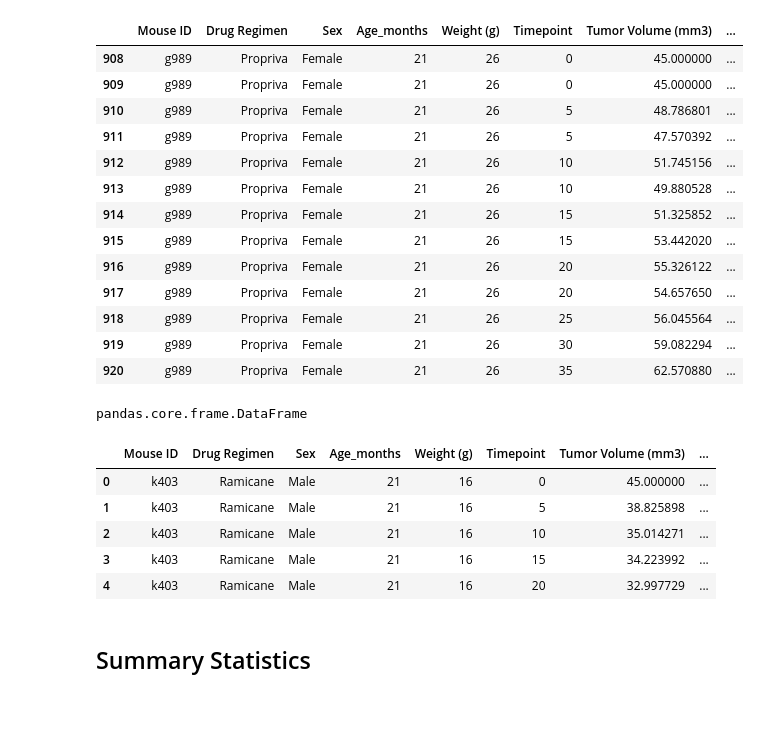
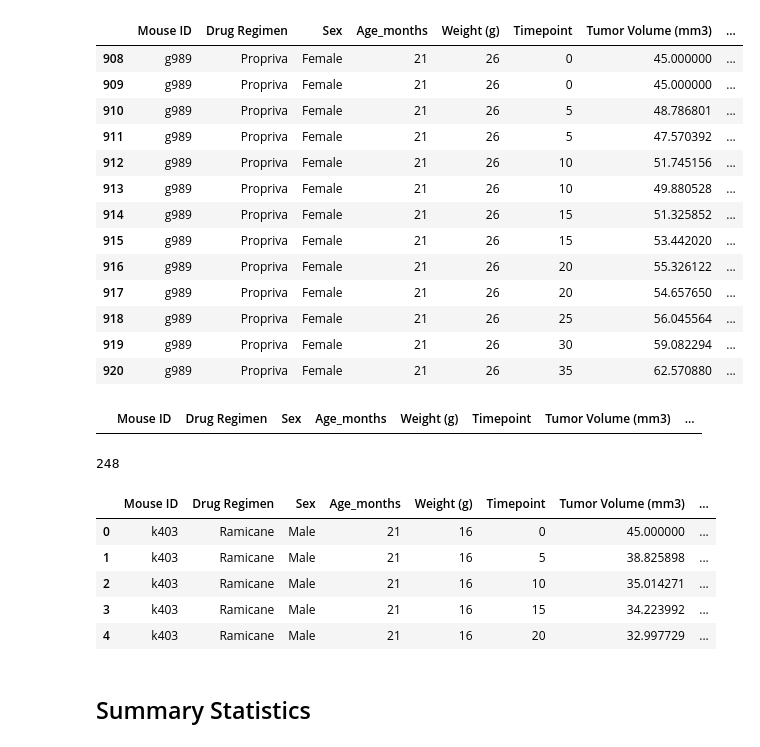
Before and after one commit to RoarkJ/Analysis-of-a-Pharmaceutical-Company-Labratory-Research-Results, a Jupyter notebook: pymaceuticals/pymacaceuticals_final.ipynb, the cells around one changed output. Cells and saved outputs as stored; diff of their text form; code cells hidden in the pictures; blank space fills up the shorter version.

```diff
--- a/pymaceuticals/pymacaceuticals_final.ipynb
+++ b/pymaceuticals/pymacaceuticals_final.ipynb
@@ -64,15 +64,16 @@ dups_all
 # %%
 # Create a clean DataFrame by dropping the duplicate mouse by its ID.
 clean_df=merged_df[merged_df['Mouse ID'] != 'g989']# If Mouse ID does not equal g989 add it to new dataframe
 check_dup_drop=clean_df.loc[clean_df['Mouse ID']=='g989']
-type(check_dup_drop)# Should be empty
+check_dup_drop# Should be empty
 # %% [output]
-pandas.core.frame.DataFrame
+|  | Mouse ID | Drug Regimen | Sex | Age_months | Weight (g) | Timepoint | Tumor Volume (mm3) | ... |
 # %%
 # Checking the number of mice in the clean DataFrame.
-clean_df['Mouse ID'].nunique()# Should be 1 less than above
+print(clean_df['Mouse ID'].nunique())# Should be 1 less than above
 clean_df.head()
 # %% [output]
+248
 |  | Mouse ID | Drug Regimen | Sex | Age_months | Weight (g) | Timepoint | Tumor Volume (mm3) | ... |
 | 0 | k403 | Ramicane | Male | 21 | 16 | 0 | 45.000000 | ... |
 | 1 | k403 | Ramicane | Male | 21 | 16 | 5 | 38.825898 | ... |
```
Also changed, not shown: parts of 5 cells of this notebook.
